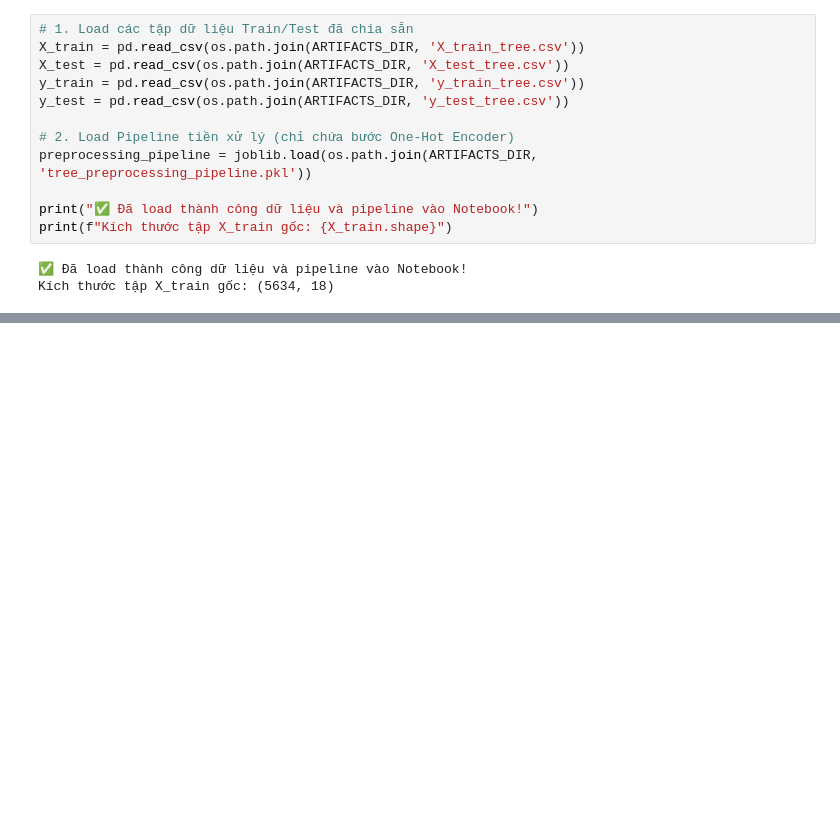
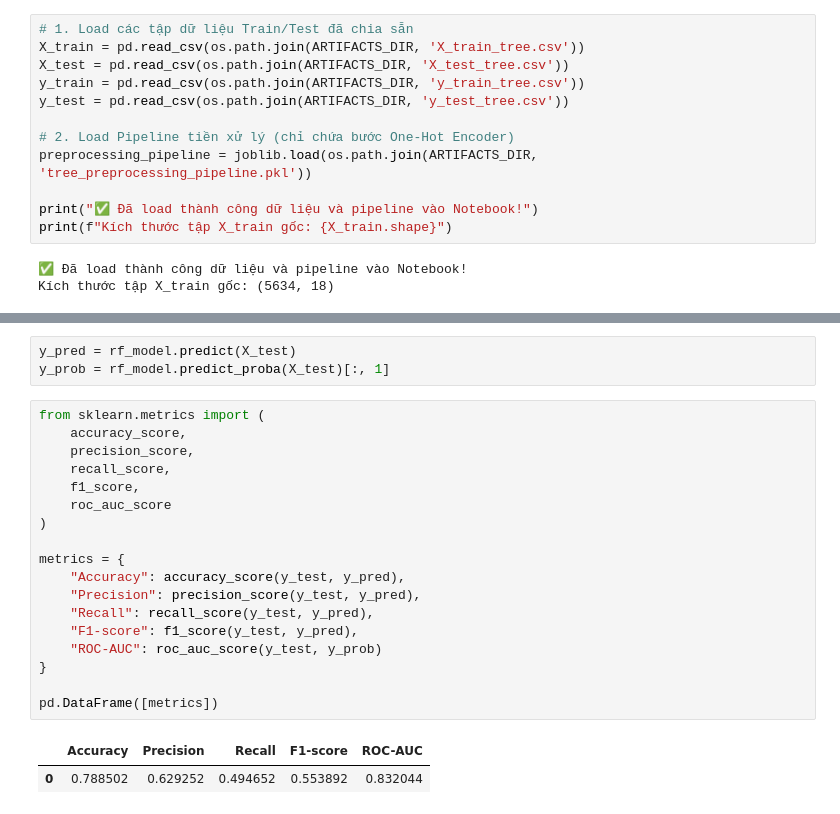
Before and after one commit to HuynhGiaBao06/Project_ADY201m_GR01_AI2009_H1, a Jupyter notebook: notebooks/03_tree_models_train.ipynb, the cells around one changed output, grey strips where cells are left out. Drawn from its saved outputs; the diff is of its cells as text; blank space fills up the shorter version.

```diff
--- a/notebooks/03_tree_models_train.ipynb
+++ b/notebooks/03_tree_models_train.ipynb
@@ -29,0 +44,24 @@ Kích thước tập X_train gốc: (5634, 18)
+# %%
+y_pred = rf_model.predict(X_test)
+y_prob = rf_model.predict_proba(X_test)[:, 1]
+# %%
+from sklearn.metrics import (
+    accuracy_score,
+    precision_score,
+    recall_score,
+    f1_score,
+    roc_auc_score
+)
+
+metrics = {
+    "Accuracy": accuracy_score(y_test, y_pred),
+    "Precision": precision_score(y_test, y_pred),
+    "Recall": recall_score(y_test, y_pred),
+    "F1-score": f1_score(y_test, y_pred),
+    "ROC-AUC": roc_auc_score(y_test, y_prob)
+}
+
+pd.DataFrame([metrics])
+# %% [output]
+|  | Accuracy | Precision | Recall | F1-score | ROC-AUC |
+| 0 | 0.788502 | 0.629252 | 0.494652 | 0.553892 | 0.832044 |
```
Also changed, not shown: parts of 5 cells of this notebook.
